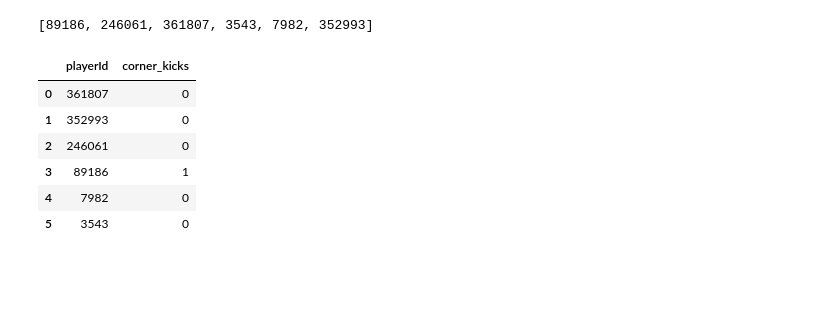
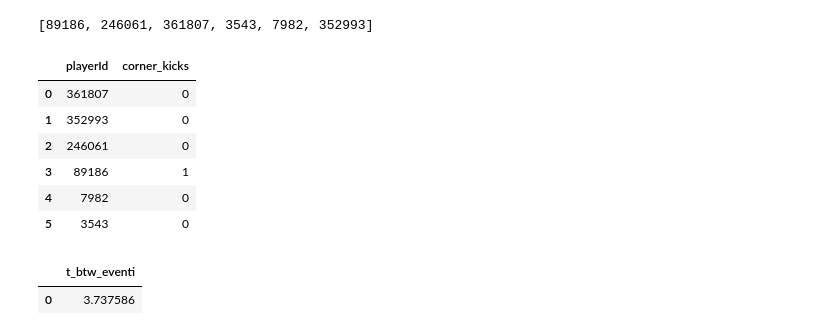
Before and after one commit to gfedi/servififa, a Jupyter notebook: 2019/notebooks/Antonio.ipynb, the cells around one changed output. Drawn from its saved outputs; the diff is of its cells as text; code cells hidden in the pictures; blank space fills up the shorter version.

```diff
--- a/2019/notebooks/Antonio.ipynb
+++ b/2019/notebooks/Antonio.ipynb
@@ -311,0 +332,9 @@ df
+# %%
+import pandas as pd
+
+df = pd.read_csv("esercizio14.csv", sep=";")
+
+df
+# %% [output]
+|  | t_btw_eventi |
+| 0 | 3.737586 |
```
Also changed, not shown: parts of 2 cells of this notebook.
